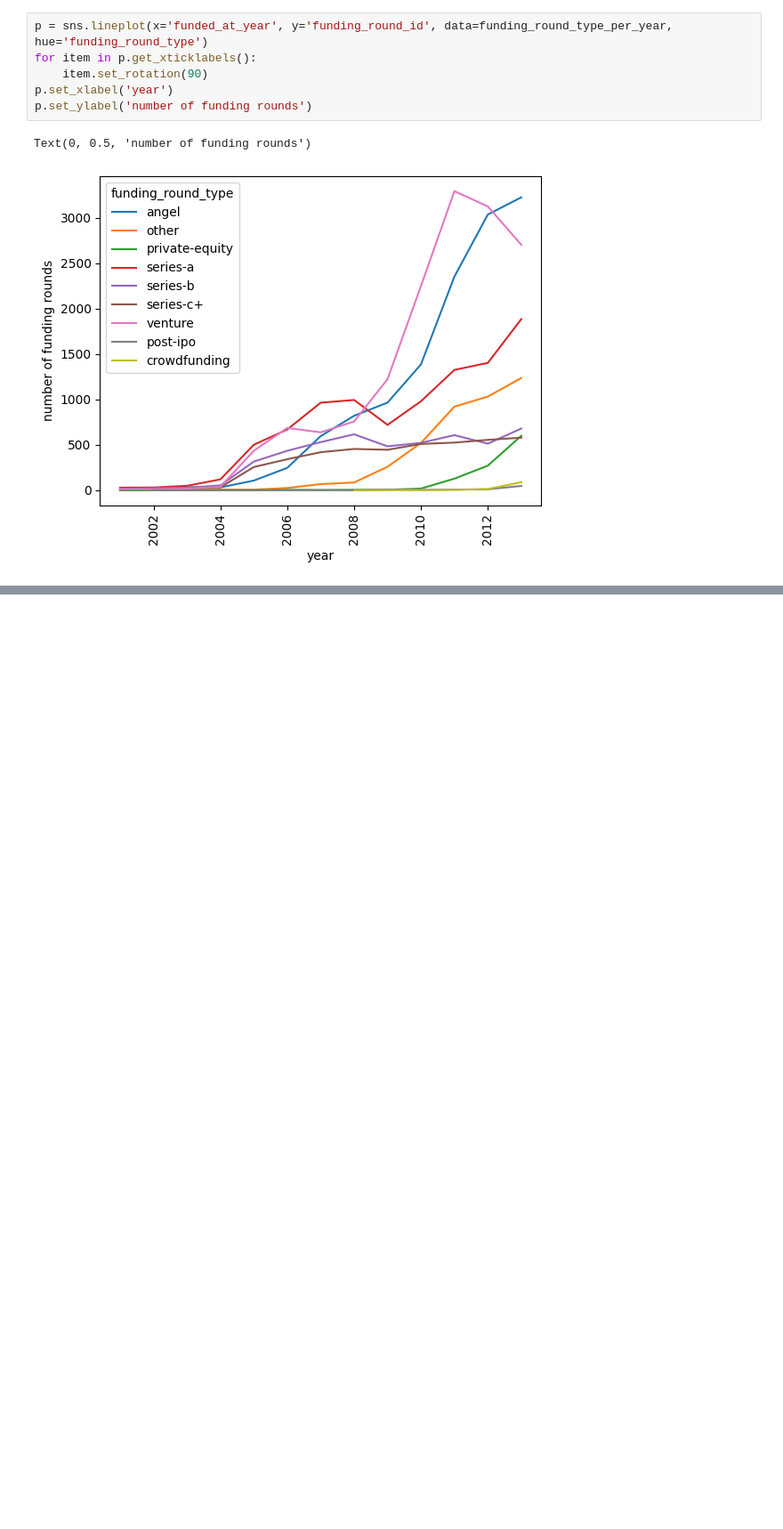
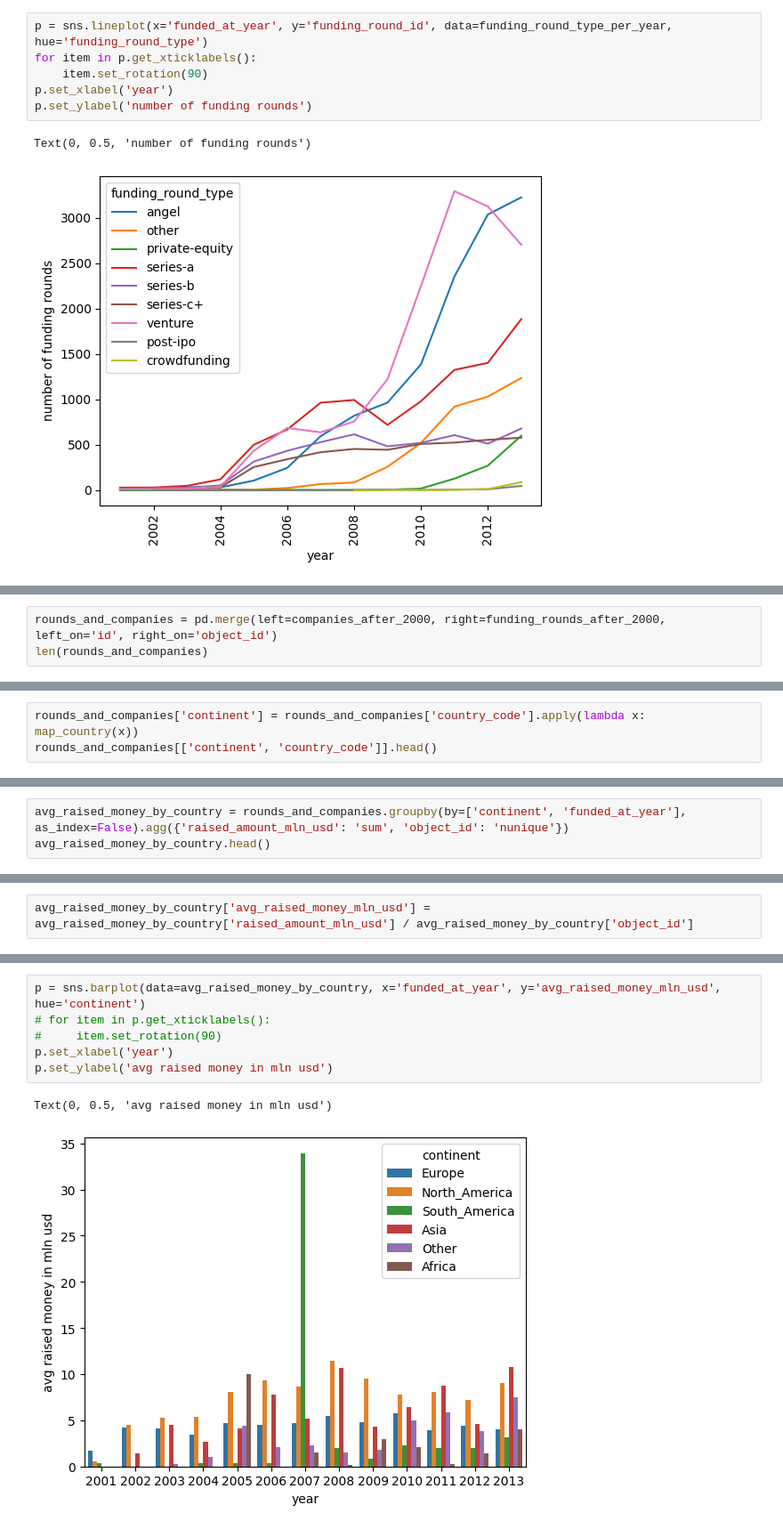
Before and after one commit to plov-cyber/big-data-group-project-team13, a Jupyter notebook: notebooks/eda_v1.ipynb, the cells around one changed output, grey strips where cells are left out. Shown at 89% size. Saved outputs shown, nothing was run; the diff lists cells and outputs as text; blank space fills up the shorter version.

```diff
--- a/notebooks/eda_v1.ipynb
+++ b/notebooks/eda_v1.ipynb
@@ -396,0 +558,3 @@ Text(0, 0.5, 'number of funding rounds')
+# %%
+rounds_and_companies = pd.merge(left=companies_after_2000, right=funding_rounds_after_2000, left_on='id', right_on='object_id')
+len(rounds_and_companies)
@@ -396,0 +586,3 @@ Text(0, 0.5, 'number of funding rounds')
+# %%
+rounds_and_companies['continent'] = rounds_and_companies['country_code'].apply(lambda x: map_country(x))
+rounds_and_companies[['continent', 'country_code']].head()
@@ -396,0 +596,3 @@ Text(0, 0.5, 'number of funding rounds')
+# %%
+avg_raised_money_by_country = rounds_and_companies.groupby(by=['continent', 'funded_at_year'], as_index=False).agg({'raised_amount_mln_usd': 'sum', 'object_id': 'nunique'})
+avg_raised_money_by_country.head()
@@ -396,0 +606,2 @@ Text(0, 0.5, 'number of funding rounds')
+# %%
+avg_raised_money_by_country['avg_raised_money_mln_usd'] = avg_raised_money_by_country['raised_amount_mln_usd'] / avg_raised_money_by_country['object_id']
@@ -396,0 +633,9 @@ Text(0, 0.5, 'number of funding rounds')
+# %%
+p = sns.barplot(data=avg_raised_money_by_country, x='funded_at_year', y='avg_raised_money_mln_usd', hue='continent')
+# for item in p.get_xticklabels():
+#     item.set_rotation(90)
+p.set_xlabel('year')
+p.set_ylabel('avg raised money in mln usd')
+# %% [output]
+Text(0, 0.5, 'avg raised money in mln usd')
+[figure, added]
```
Also changed, not shown: parts of 23 cells of this notebook.
